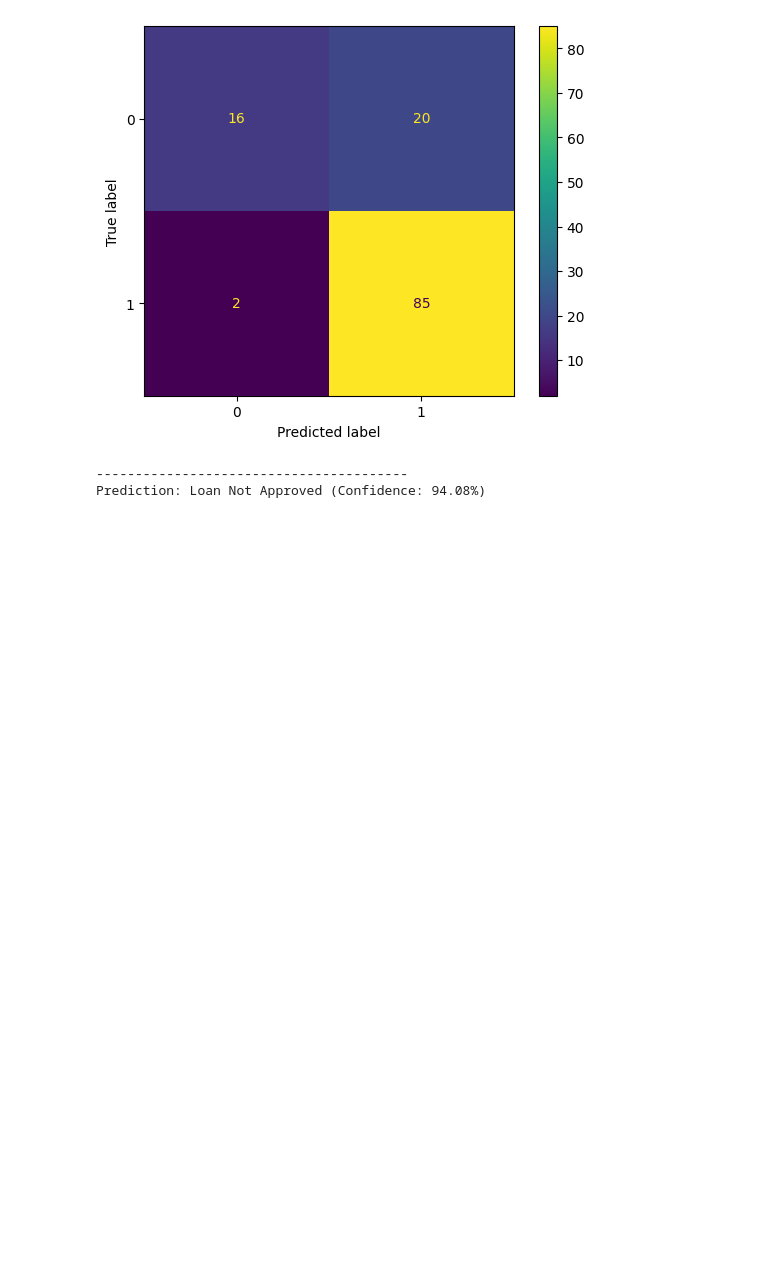
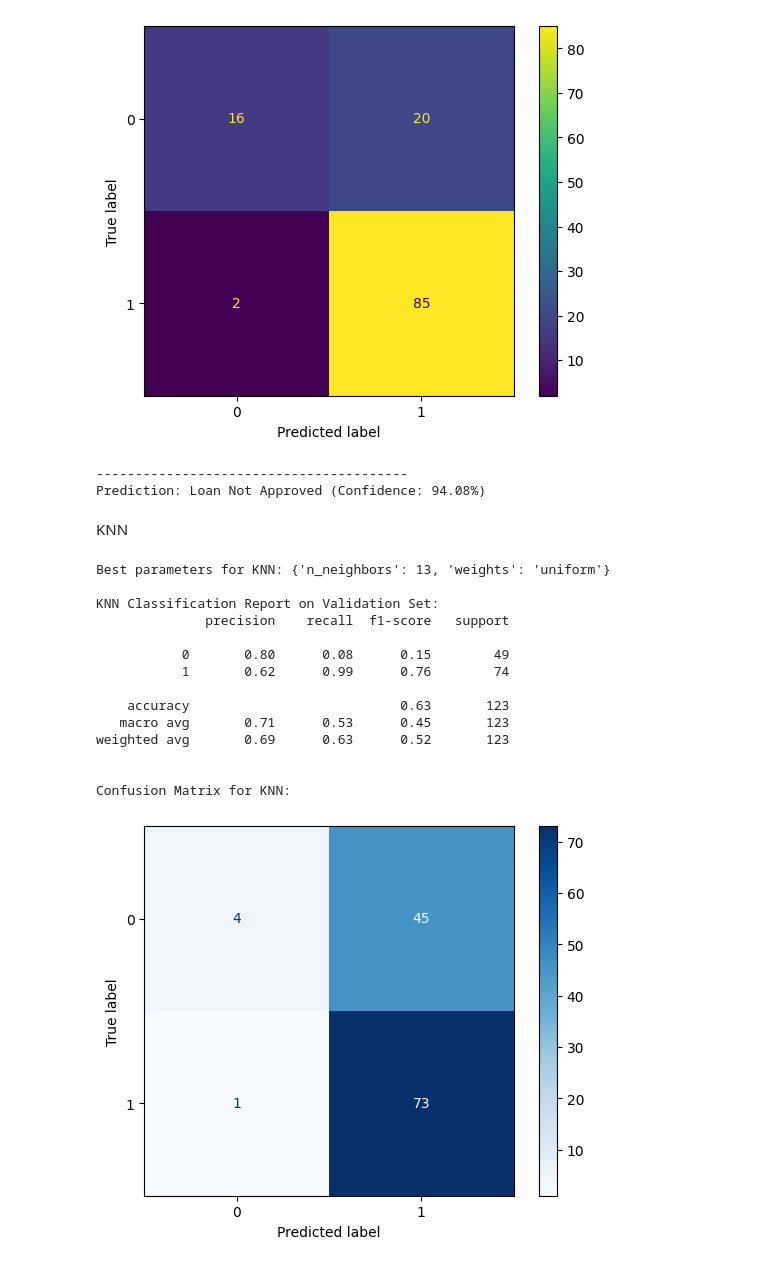
Before and after one commit to marzi-dezfoulianrad/data_science_project_loan, a Jupyter notebook: notebook/loan.ipynb, the cells around one changed output. Saved outputs shown, nothing was run; the diff lists cells and outputs as text; code cells hidden in the pictures; blank space fills up the shorter version.

Commit message:
adding models

```diff
--- a/notebook/loan.ipynb
+++ b/notebook/loan.ipynb
@@ -417,3 +389,48 @@ else:
 # %% [output]
 ----------------------------------------
 Prediction: Loan Not Approved (Confidence: 94.08%)
+# %% [markdown]
+KNN
+# %%
+from sklearn.neighbors import KNeighborsClassifier
+from sklearn.model_selection import GridSearchCV
+from sklearn.metrics import classification_report, confusion_matrix, ConfusionMatrixDisplay
+
+knn = KNeighborsClassifier()
+param_grid_knn = {
+    'n_neighbors': [3, 5, 7, 9, 11, 13, 15, 17, 19],
+    'weights': ['uniform', 'distance'],
+}
+
+grid_knn = GridSearchCV(knn, param_grid_knn, cv=5, scoring='f1')
+grid_knn.fit(X_train_scaled_fixed, y_train)
+
+print(f"Best parameters for KNN: {grid_knn.best_params_}")
+
+best_knn = grid_knn.best_estimator_
+y_pred_knn = best_knn.predict(X_val_scaled_fixed)
+
+print("\nKNN Classification Report on Validation Set:")
+print(classification_report(y_val, y_pred_knn))
+
+print("\nConfusion Matrix for KNN:")
+cm_knn = confusion_matrix(y_val, y_pred_knn)
+disp_knn = ConfusionMatrixDisplay(confusion_matrix=cm_knn)
+disp_knn.plot(cmap='Blues')
+plt.show()
+# %% [output]
+Best parameters for KNN: {'n_neighbors': 13, 'weights': 'uniform'}
+
+KNN Classification Report on Validation Set:
+              precision    recall  f1-score   support
+
+           0       0.80      0.08      0.15        49
+           1       0.62      0.99      0.76        74
+
+    accuracy                           0.63       123
+   macro avg       0.71      0.53      0.45       123
+weighted avg       0.69      0.63      0.52       123
+
+
+Confusion Matrix for KNN:
+[figure, added]
```
Also changed, not shown: parts of 7 cells of this notebook.
